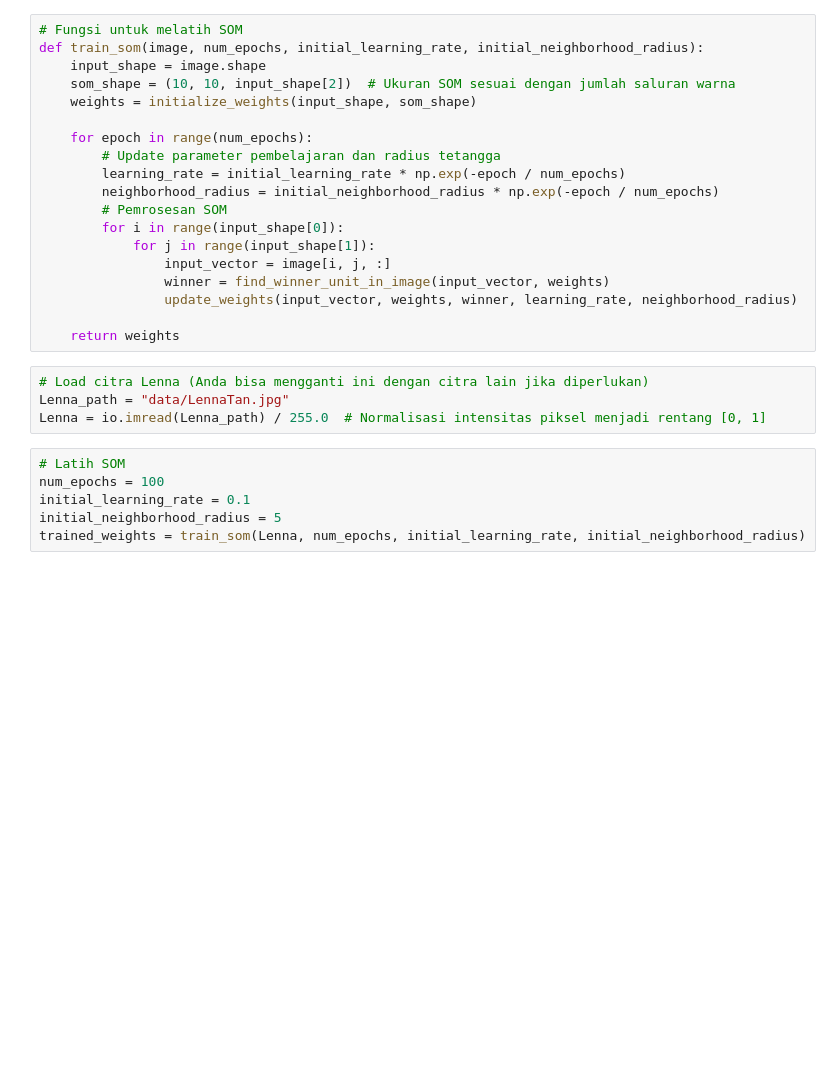
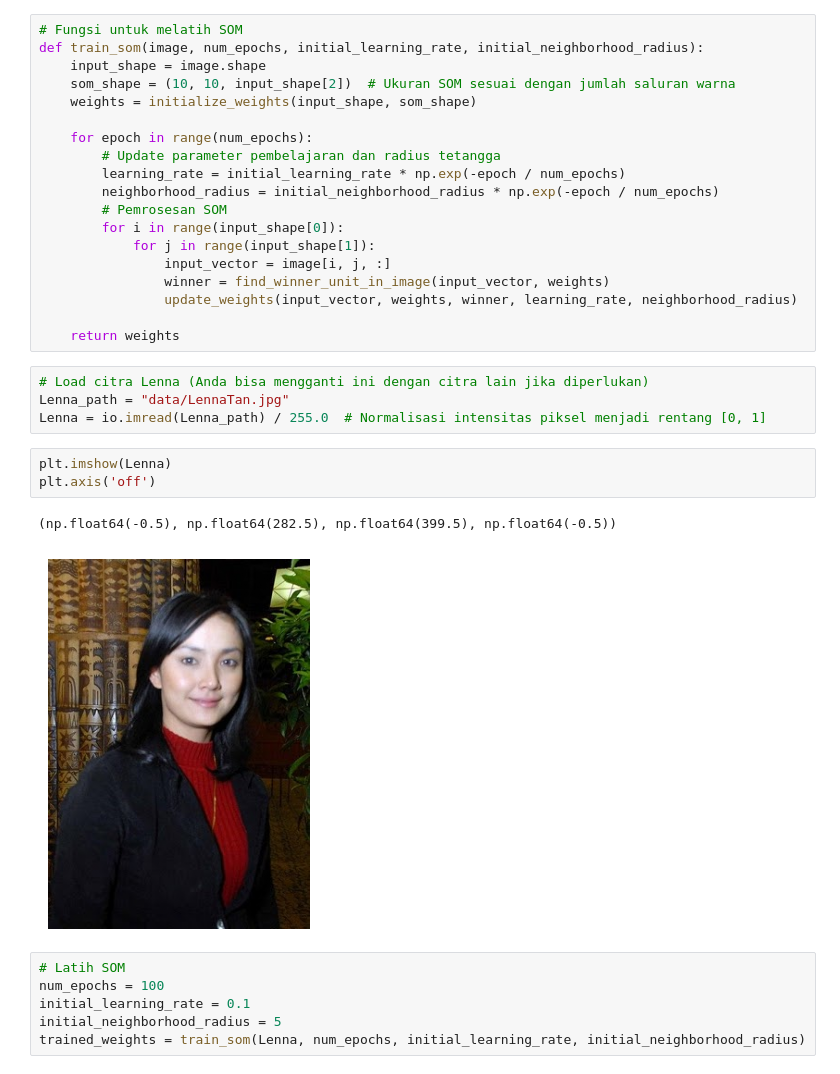
Before and after one commit to RizkyFitriAndini/Pembelajaran-Mesin, a Jupyter notebook: Jobsheet7/tugas.ipynb, the cells around one changed output. Drawn from its saved outputs; the diff is of its cells as text; blank space fills up the shorter version.

```diff
--- a/Jobsheet7/tugas.ipynb
+++ b/Jobsheet7/tugas.ipynb
@@ -118,6 +137,12 @@ def train_som(image, num_epochs, initial_learning_rate, initial_neighborhood_rad
 # Load citra Lenna (Anda bisa mengganti ini dengan citra lain jika diperlukan)
 Lenna_path = "data/LennaTan.jpg"
 Lenna = io.imread(Lenna_path) / 255.0  # Normalisasi intensitas piksel menjadi rentang [0, 1]
+# %%
+plt.imshow(Lenna)
+plt.axis('off')
+# %% [output]
+(np.float64(-0.5), np.float64(282.5), np.float64(399.5), np.float64(-0.5))
+[figure, added]
 # %%
 # Latih SOM
 num_epochs = 100
```
Also changed, not shown: parts of 7 cells of this notebook, 4 other files.
